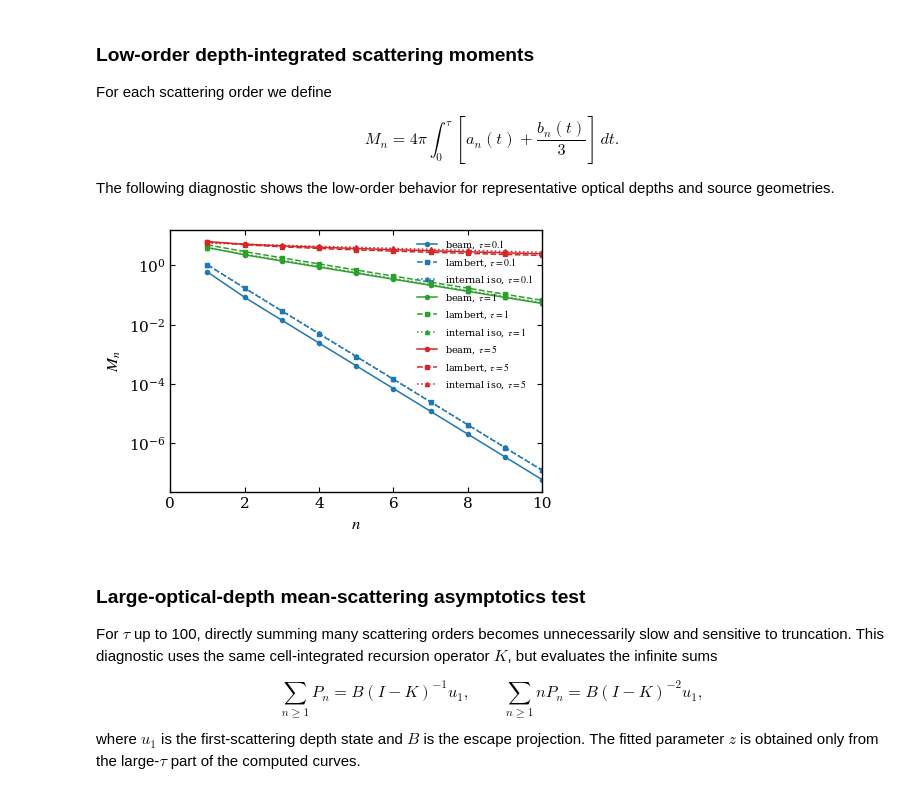
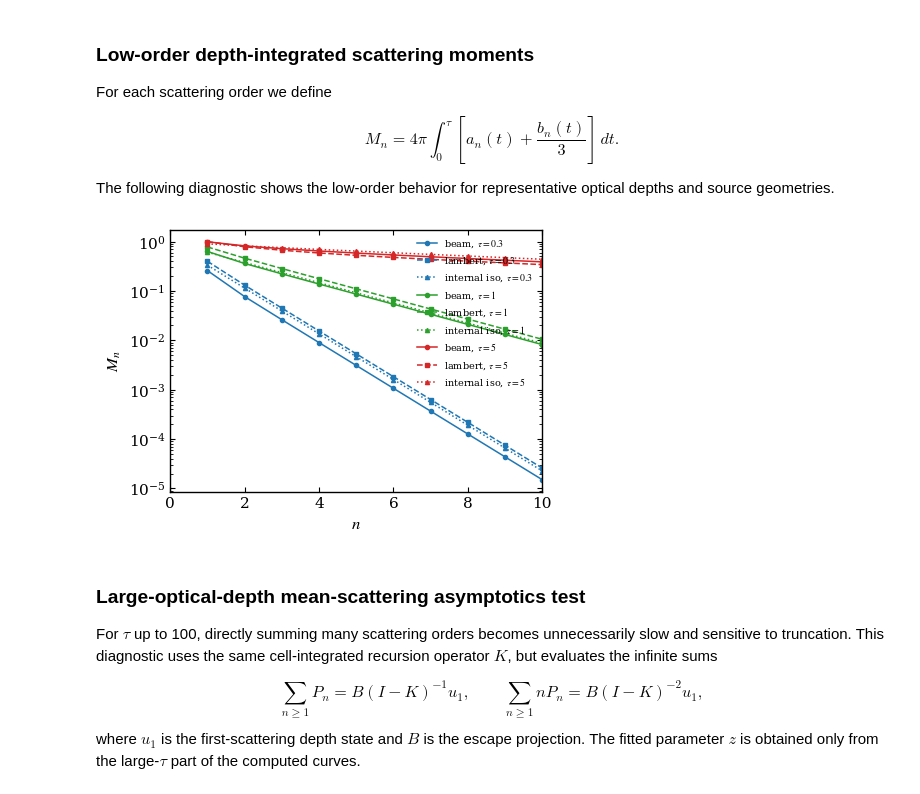
Before and after one commit to XU-Haichao/slab-multiscattering-recursion, a Jupyter notebook: theory_recursive_demo.ipynb, the cells around one changed output. Drawn from its saved outputs; the diff is of its cells as text; code cells hidden in the pictures.

```diff
--- a/theory_recursive_demo.ipynb
+++ b/theory_recursive_demo.ipynb
@@ -667,9 +667,9 @@ $$M_n = 4\pi\int_0^\tau \left[a_n(t)+\frac{b_n(t)}{3}\right]\,dt.$$
 The following diagnostic shows the low-order behavior for representative optical depths and source geometries.
 # %%
 # Low-order M_n distribution diagnostic.
-MN_TAUS = [0.1, 1.0, 5.0]
+MN_TAUS = [0.3, 1.0, 5.0]
 MN_ORDERS = np.arange(1, 11)
-MN_COLORS = {0.1: "C0", 1.0: "C2", 5.0: "C3"}
+MN_COLORS = {0.3: "C0", 1.0: "C2", 5.0: "C3"}
 MN_MARKERS = {"beam": "o", "lambert": "s", "internal_iso": "^"}
 MN_LINESTYLES = {"beam": "-", "lambert": "--", "internal_iso": ":"}
 MN_LABELS = {"beam": "beam", "lambert": "lambert", "internal_iso": "internal iso"}
@@ -680,38 +680,38 @@ def order_Mn(case, order):
     b = case["b_by_order"][order]
     if a is None or b is None:
         return 0.0
-    return 4.0 * np.pi * case["cell_width"] * np.sum(a + b / 3.0)
+    return 2 * case["cell_width"] * np.sum(a + b / 3.0)
 
 
 def plot_low_order_Mn_distribution():
     fig, ax = plt.subplots(figsize=(4.8, 3.4))
     for tau in MN_TAUS:
         for injection in INJECTION_MODES:
             case = get_case(tau, injection, n_max=int(MN_ORDERS.max()), depth_grid=DENSE_DEPTH_GRID)
             vals = [order_Mn(case, int(n)) for n in MN_ORDERS]
             ax.plot(
                 MN_ORDERS,
                 positive(vals),
                 color=MN_COLORS[tau],
                 linestyle=MN_LINESTYLES[injection],
                 marker=MN_MARKERS[injection],
                 markersize=3.0,
                 linewidth=1.1,
                 label=rf"{MN_LABELS[injection]}, $\tau={tau:g}$",
             )
     ax.set_yscale("log")
     ax.set_xlim(0, 10)
     ax.set_xticks(np.arange(0, 11, 2))
     ax.set_xlabel(r"$n$")
     ax.set_ylabel(r"$M_n$")
     ax.legend(frameon=False, fontsize=7, loc="upper right")
     ax.tick_params(direction="in", which="both", top=True, right=True)
     plt.show()
 
 
 plot_low_order_Mn_distribution()
 # %% [output]
-[figure, old version]
+[figure, new version]
 # %% [markdown]
 ### Large-optical-depth mean-scattering asymptotics test
 
```
